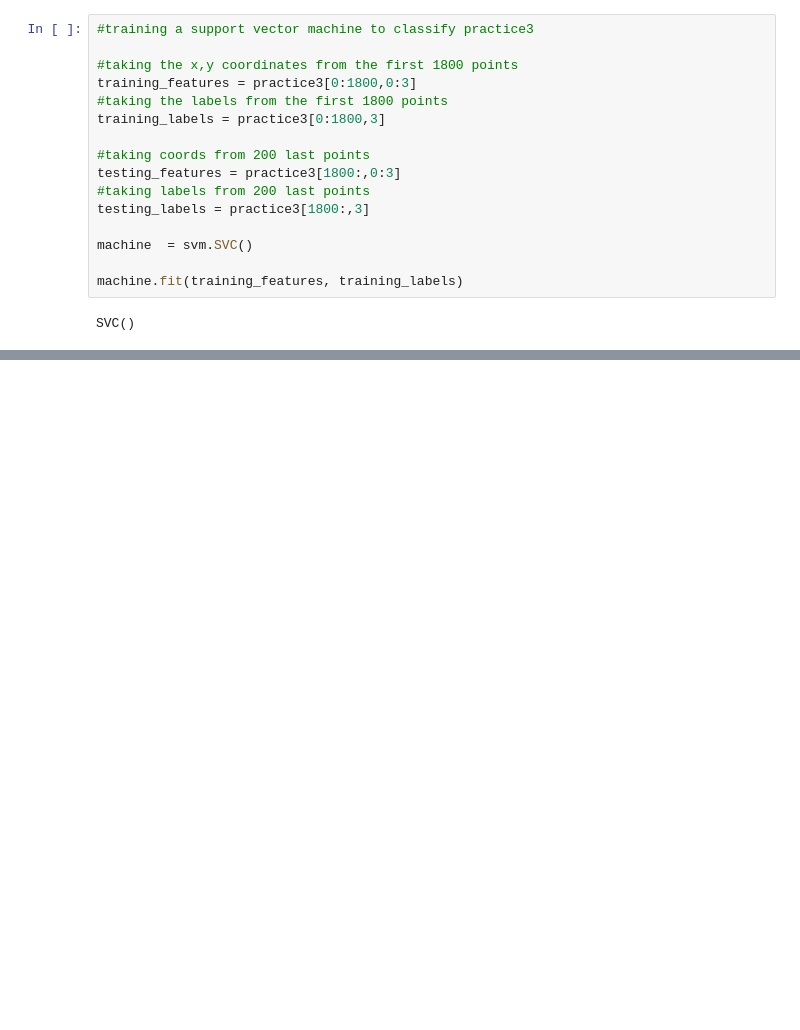
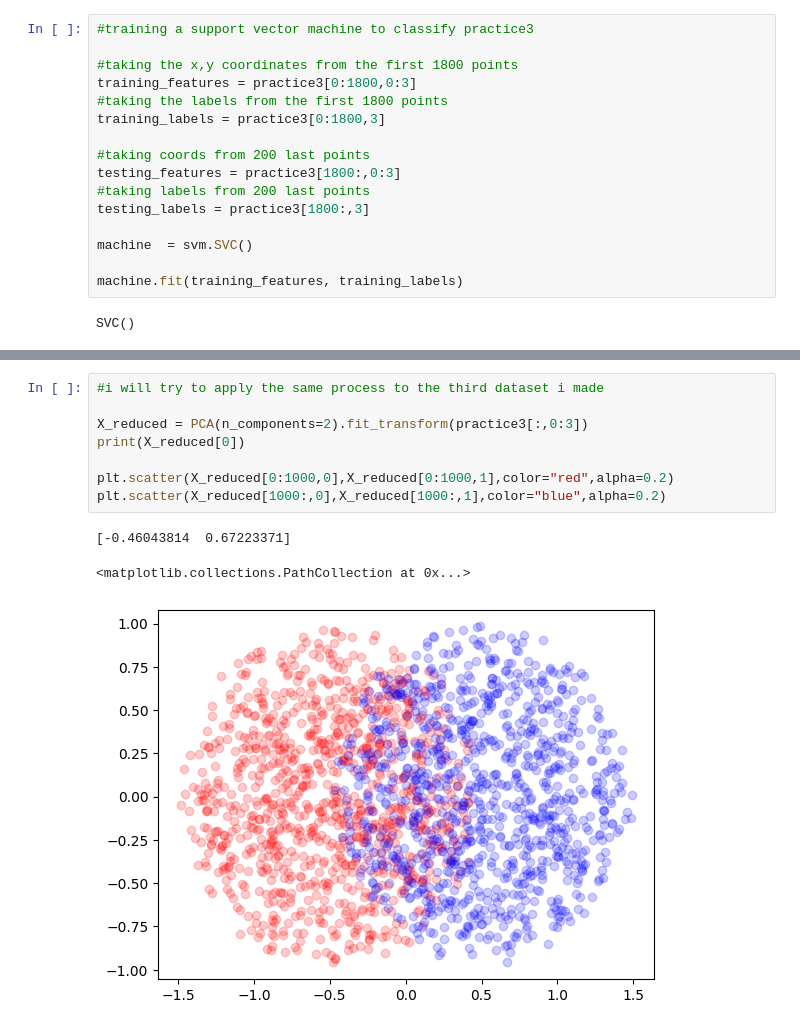
Before and after one commit to MACtion-Potential/SN_2023, a Jupyter notebook: ML Practice/jacob_practice.ipynb, the cells around one changed output, grey strips where cells are left out. Cells and saved outputs as stored; diff of their text form; blank space fills up the shorter version.

```diff
--- a/ML Practice/jacob_practice.ipynb
+++ b/ML Practice/jacob_practice.ipynb
@@ -198,0 +326,12 @@ accuracy= 0.84
+# %%
+#i will try to apply the same process to the third dataset i made
+
+X_reduced = PCA(n_components=2).fit_transform(practice3[:,0:3])
+print(X_reduced[0])
+
+plt.scatter(X_reduced[0:1000,0],X_reduced[0:1000,1],color="red",alpha=0.2)
+plt.scatter(X_reduced[1000:,0],X_reduced[1000:,1],color="blue",alpha=0.2)
+# %% [output]
+[-0.46043814  0.67223371]
+<matplotlib.collections.PathCollection at 0x...>
+[figure, added]
```
Also changed, not shown: parts of 16 cells of this notebook.
